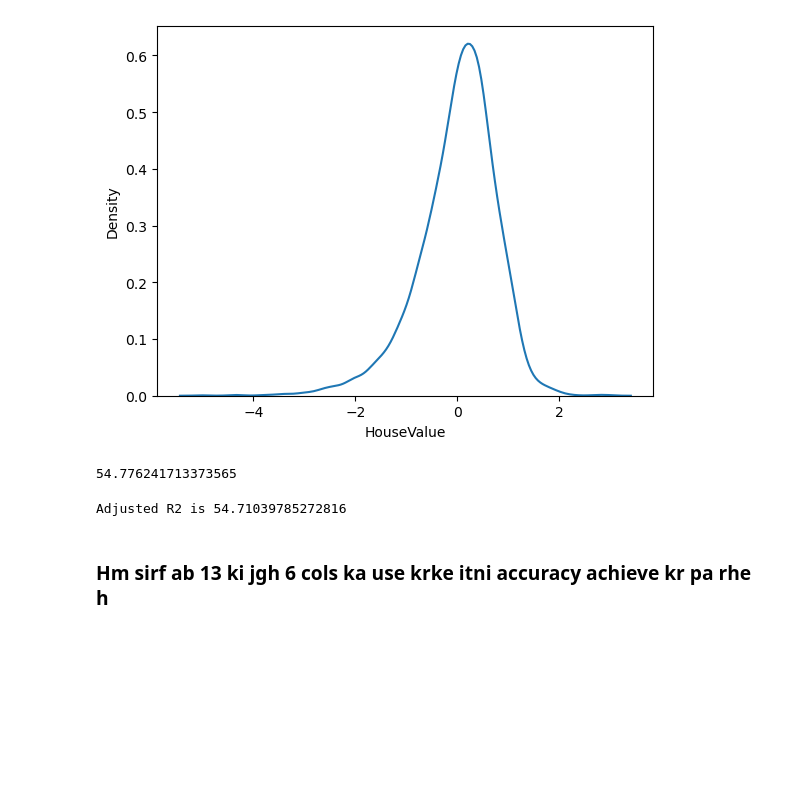
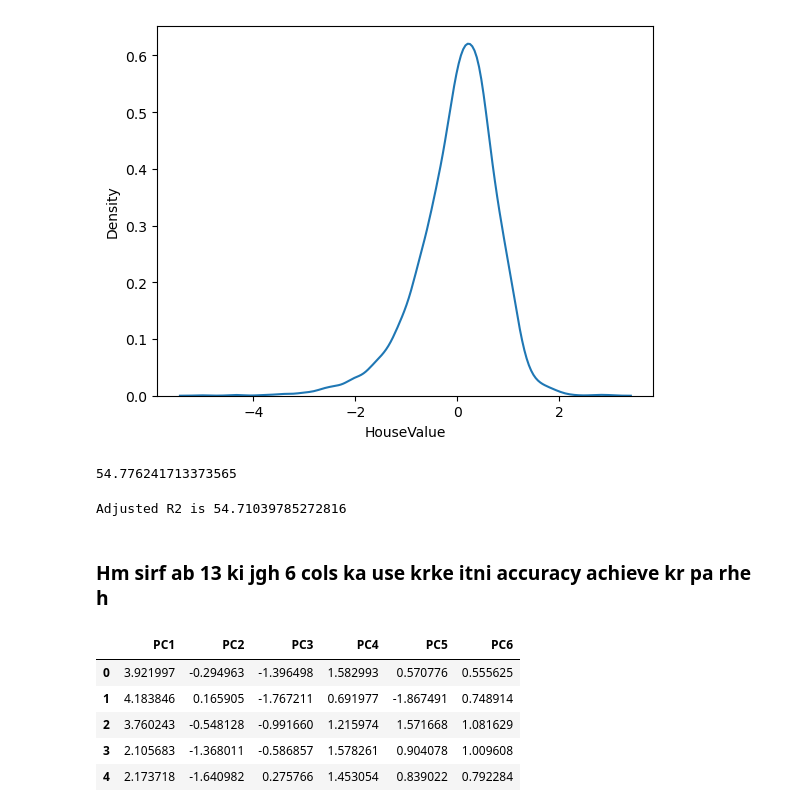
Before and after one commit to amanverma-98/TASK_2-ML-ALGO, a Jupyter notebook: linearreg.ipynb, the cells around one changed output. Drawn from its saved outputs; the diff is of its cells as text; code cells hidden in the pictures; blank space fills up the shorter version.

```diff
--- a/linearreg.ipynb
+++ b/linearreg.ipynb
@@ -354,3 +354,13 @@ print(f'Adjusted R2 is {adjusted_r2*100}')
 Adjusted R2 is 54.71039785272816
 # %% [markdown]
 ### Hm sirf ab 13 ki jgh 6 cols ka use krke itni accuracy achieve kr pa rhe h
+# %%
+pca_df = pd.DataFrame(data = X_pca , columns = ['PC1' , 'PC2' , 'PC3' , 'PC4' , 'PC5' , 'PC6'])
+pca_df.head()
+# %% [output]
+|  | PC1 | PC2 | PC3 | PC4 | PC5 | PC6 |
+| 0 | 3.921997 | -0.294963 | -1.396498 | 1.582993 | 0.570776 | 0.555625 |
+| 1 | 4.183846 | 0.165905 | -1.767211 | 0.691977 | -1.867491 | 0.748914 |
+| 2 | 3.760243 | -0.548128 | -0.991660 | 1.215974 | 1.571668 | 1.081629 |
+| 3 | 2.105683 | -1.368011 | -0.586857 | 1.578261 | 0.904078 | 1.009608 |
+| 4 | 2.173718 | -1.640982 | 0.275766 | 1.453054 | 0.839022 | 0.792284 |
```
Also changed, not shown: parts of 1 cell of this notebook, 1 other file.
